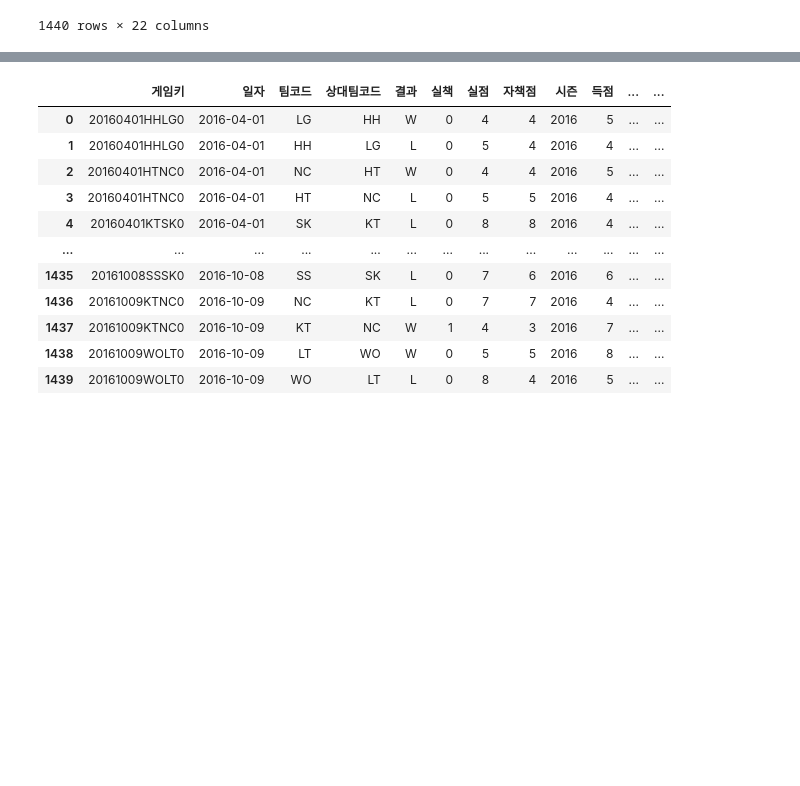
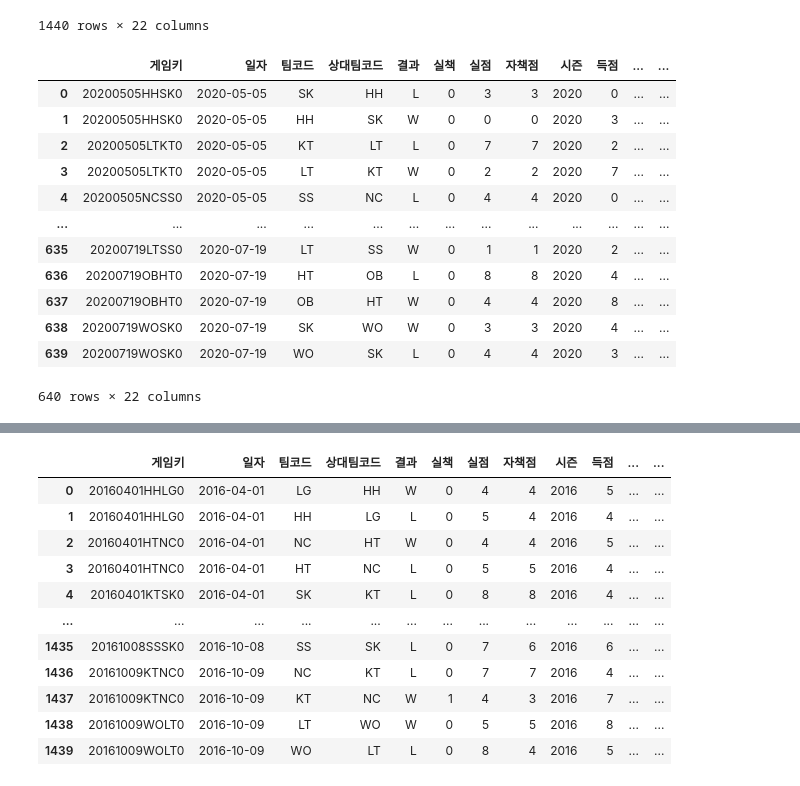
Before and after one commit to seonghunYang/big_contest2020, a Jupyter notebook: EDA2-팀별 경기시작전 평균득점, 실점, 승률, 상대승률과 승패와의 관계 .ipynb, the cells around one changed output, grey strips where cells are left out. Saved outputs shown, nothing was run; the diff lists cells and outputs as text; code cells hidden in the pictures; blank space fills up the shorter version.

```diff
--- a/EDA2-팀별 경기시작전 평균득점, 실점, 승률, 상대승률과 승패와의 관계 .ipynb
+++ b/EDA2-팀별 경기시작전 평균득점, 실점, 승률, 상대승률과 승패와의 관계 .ipynb
@@ -256,6 +256,22 @@ team_stat_2017 = team_stat_2017.fillna(0)
 team_stat_2018 = team_stat_2018.fillna(0)
 team_stat_2019 = team_stat_2019.fillna(0)
 team_stat_2020 = team_stat_2020.fillna(0)
+# %%
+team_stat_2020
+# %% [output]
+|  | 게임키 | 일자 | 팀코드 | 상대팀코드 | 결과 | 실책 | 실점 | 자책점 | 시즌 | 득점 | ... | ... |
+| 0 | 20200505HHSK0 | 2020-05-05 | SK | HH | L | 0 | 3 | 3 | 2020 | 0 | ... | ... |
+| 1 | 20200505HHSK0 | 2020-05-05 | HH | SK | W | 0 | 0 | 0 | 2020 | 3 | ... | ... |
+| 2 | 20200505LTKT0 | 2020-05-05 | KT | LT | L | 0 | 7 | 7 | 2020 | 2 | ... | ... |
+| 3 | 20200505LTKT0 | 2020-05-05 | LT | KT | W | 0 | 2 | 2 | 2020 | 7 | ... | ... |
+| 4 | 20200505NCSS0 | 2020-05-05 | SS | NC | L | 0 | 4 | 4 | 2020 | 0 | ... | ... |
+| ... | ... | ... | ... | ... | ... | ... | ... | ... | ... | ... | ... | ... |
+| 635 | 20200719LTSS0 | 2020-07-19 | LT | SS | W | 0 | 1 | 1 | 2020 | 2 | ... | ... |
+| 636 | 20200719OBHT0 | 2020-07-19 | HT | OB | L | 0 | 8 | 8 | 2020 | 4 | ... | ... |
+| 637 | 20200719OBHT0 | 2020-07-19 | OB | HT | W | 0 | 4 | 4 | 2020 | 8 | ... | ... |
+| 638 | 20200719WOSK0 | 2020-07-19 | SK | WO | W | 0 | 3 | 3 | 2020 | 4 | ... | ... |
+| 639 | 20200719WOSK0 | 2020-07-19 | WO | SK | L | 0 | 4 | 4 | 2020 | 3 | ... | ... |
+640 rows × 22 columns
 # %%
 import plotly.graph_objects as go
 team_code =['NC','OB','WO','HT','LG','SS','KT','LT','SK','HH']
```
Also changed, not shown: parts of 3 cells of this notebook.
